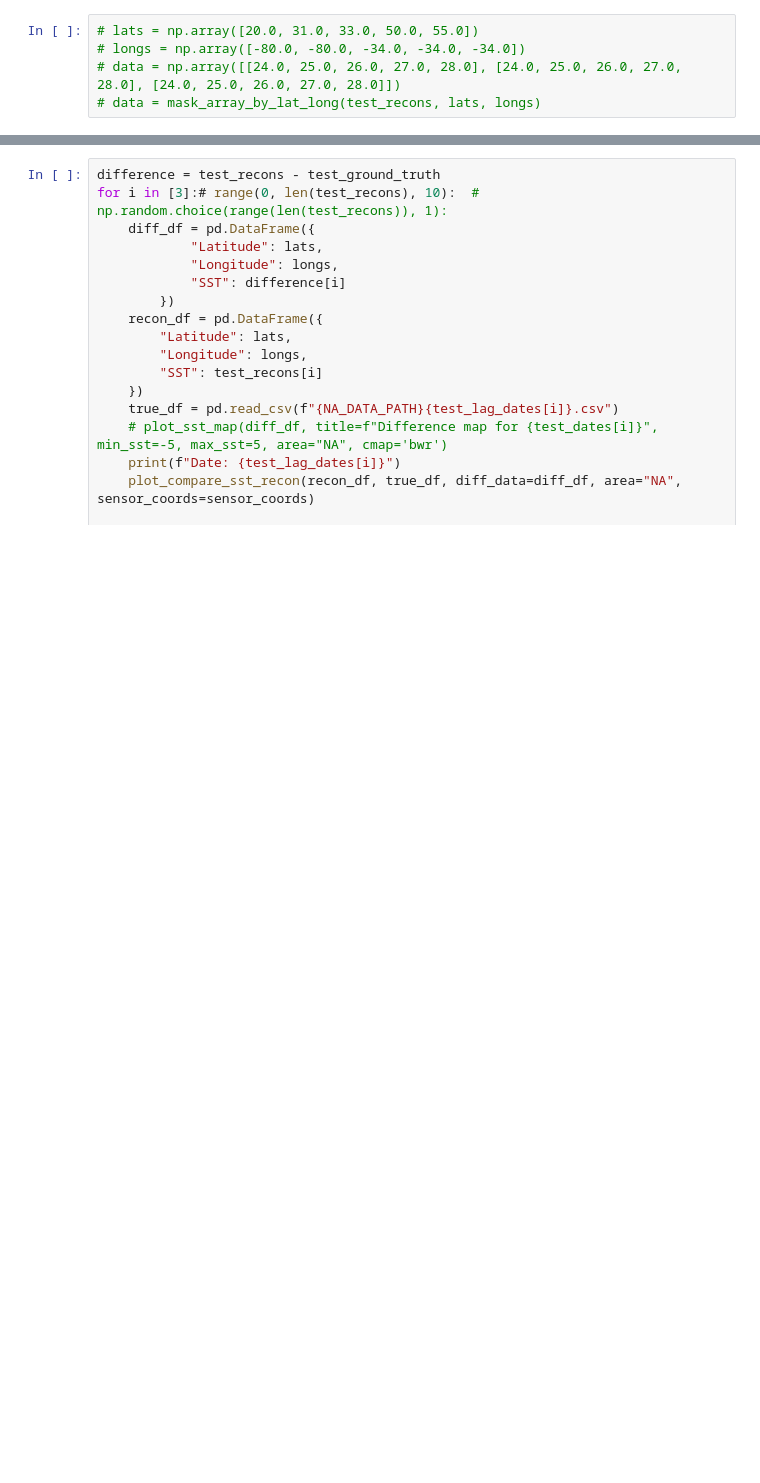
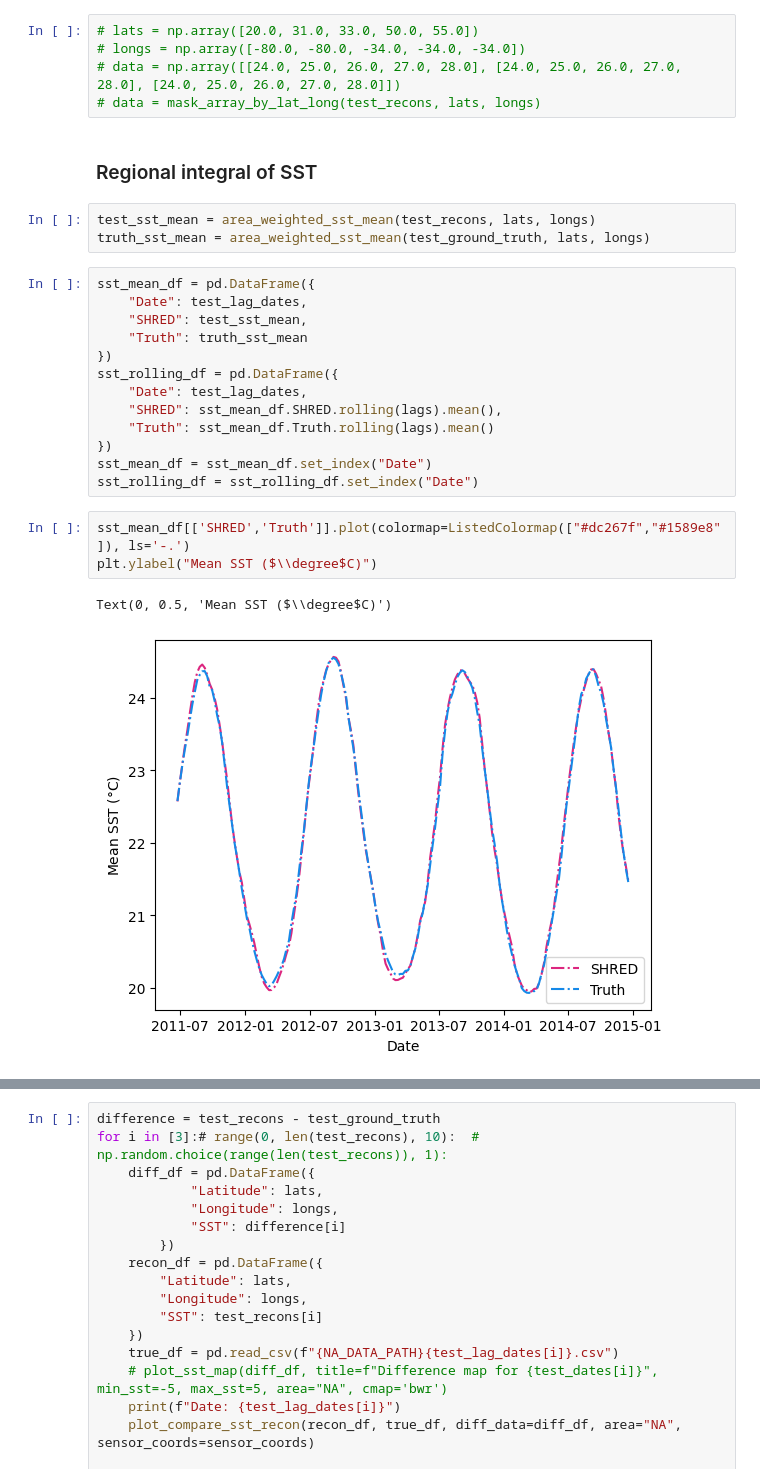
Before and after one commit to abbym-bristol/ME4OH_summer_project, a Jupyter notebook: SHRED_OFAM3_SST_static.ipynb, the cells around one changed output, grey strips where cells are left out. Cells and saved outputs as stored; diff of their text form; blank space fills up the shorter version.

Commit message:
feat: mean SST weighted by area

```diff
--- a/SHRED_OFAM3_SST_static.ipynb
+++ b/SHRED_OFAM3_SST_static.ipynb
@@ -162,3 +184,27 @@ plt.title(f"{test_lag_dates[i]}")
 # longs = np.array([-80.0, -80.0, -34.0, -34.0, -34.0])
 # data = np.array([[24.0, 25.0, 26.0, 27.0, 28.0], [24.0, 25.0, 26.0, 27.0, 28.0], [24.0, 25.0, 26.0, 27.0, 28.0]])
 # data = mask_array_by_lat_long(test_recons, lats, longs)
+# %% [markdown]
+### Regional integral of SST
+# %%
+test_sst_mean = area_weighted_sst_mean(test_recons, lats, longs)
+truth_sst_mean = area_weighted_sst_mean(test_ground_truth, lats, longs)
+# %%
+sst_mean_df = pd.DataFrame({
+    "Date": test_lag_dates,
+    "SHRED": test_sst_mean,
+    "Truth": truth_sst_mean
+})
+sst_rolling_df = pd.DataFrame({
+    "Date": test_lag_dates,
+    "SHRED": sst_mean_df.SHRED.rolling(lags).mean(),
+    "Truth": sst_mean_df.Truth.rolling(lags).mean()
+})
+sst_mean_df = sst_mean_df.set_index("Date")
+sst_rolling_df = sst_rolling_df.set_index("Date")
+# %%
+sst_mean_df[['SHRED','Truth']].plot(colormap=ListedColormap(["#dc267f","#1589e8"]), ls='-.')
+plt.ylabel("Mean SST ($\\degree$C)")
+# %% [output]
+Text(0, 0.5, 'Mean SST ($\\degree$C)')
+[figure, added]
```
Also changed, not shown: parts of 24 cells of this notebook, 1 other file.
